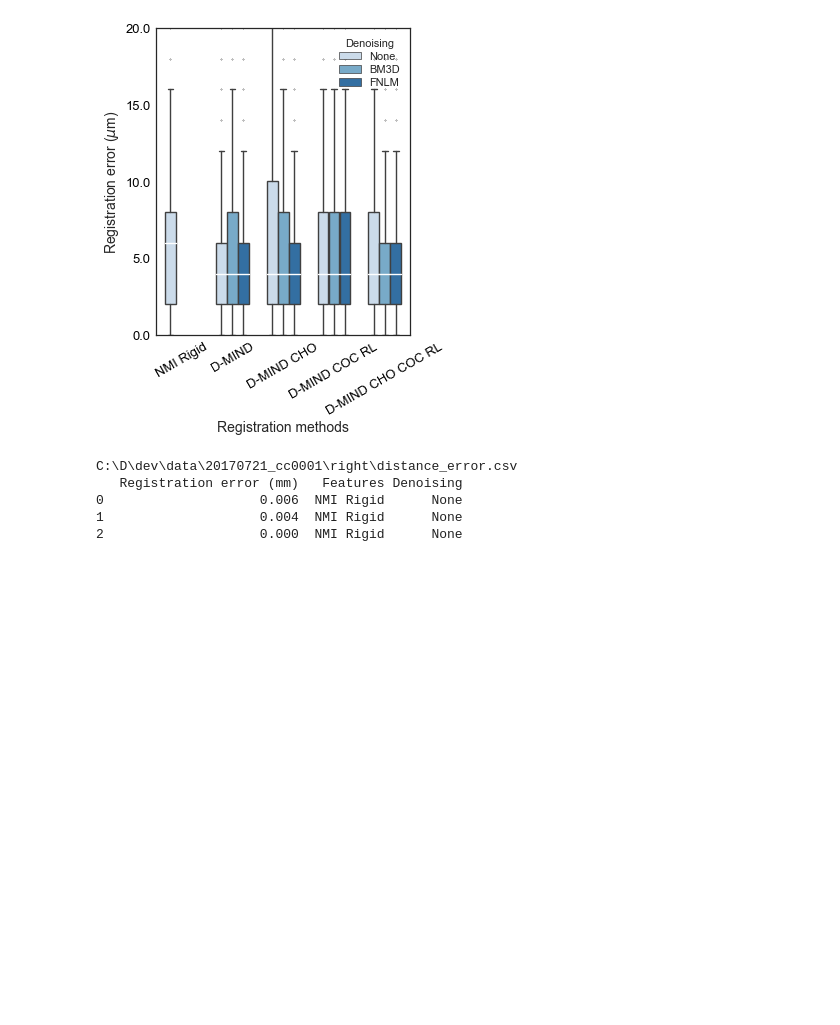
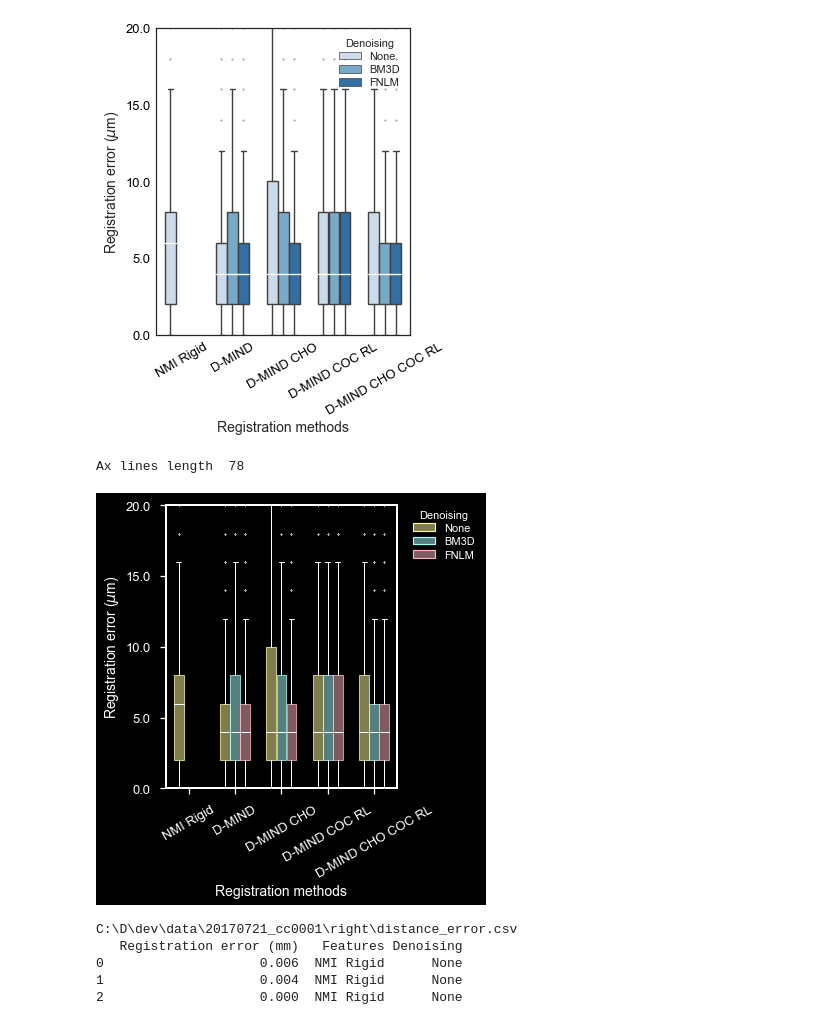
Before and after one commit to s-reaungamornrat/PyNotebook, a Jupyter notebook: 20170801_registration accuracy.ipynb, the cells around one changed output. Cells and saved outputs as stored; diff of their text form; code cells hidden in the pictures; blank space fills up the shorter version.

```diff
--- a/20170801_registration accuracy.ipynb
+++ b/20170801_registration accuracy.ipynb
@@ -227,6 +257,13 @@ font_size = 14
 registration_error_boxplot(reg_error_df, main_folder, ystep, ymin, ymax, figw, figh ,font_size)
 # %% [output]
 [figure]
+# %%
+legend_loc= 'upper right'
+
+registration_error_black_boxplot(reg_error_df, main_folder, ystep, ymin, ymax, figw, figh ,font_size, legend_loc)
+# %% [output]
+Ax lines length  78
+[figure, added]
 # %%
 main_folder = 'C:\\D\\dev\\data\\20170721_cc0001\\right'
 feature_types = ['_mind', '_mind_cho','_mind_coc_rl', '_mind_cho_coc_rl']
```
Also changed, not shown: parts of 1 cell of this notebook, 4 other files.
